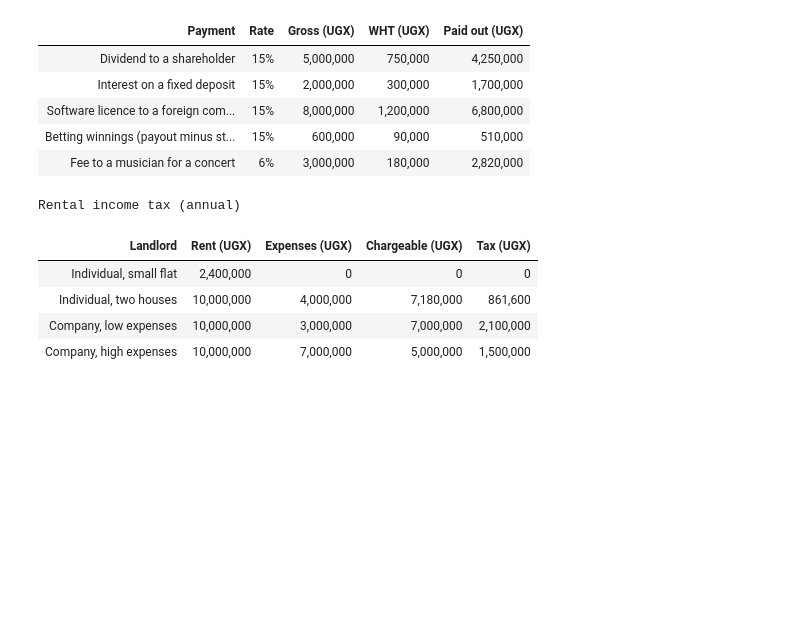
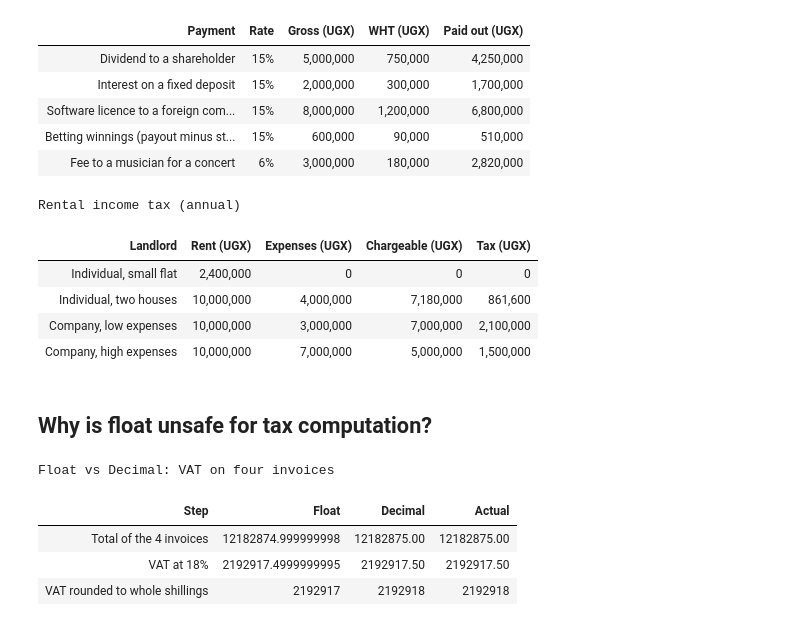
Before and after one commit to instantiate2roy/mini-project, a Jupyter notebook: project2_tax_engine.ipynb, the cells around one changed output. Cells and saved outputs as stored; diff of their text form; code cells hidden in the pictures; blank space fills up the shorter version.

```diff
--- a/project2_tax_engine.ipynb
+++ b/project2_tax_engine.ipynb
@@ -500,3 +500,46 @@ Rental income tax (annual)
 | Individual, two houses | 10,000,000 | 4,000,000 | 7,180,000 | 861,600 |
 | Company, low expenses | 10,000,000 | 3,000,000 | 7,000,000 | 2,100,000 |
 | Company, high expenses | 10,000,000 | 7,000,000 | 5,000,000 | 1,500,000 |
+# %% [markdown]
+## Why is float unsafe for tax computation?
+# %%
+from decimal import Decimal, ROUND_HALF_UP
+import pandas as pd
+
+invoices = ["2733865.30", "1205181.87", "4463108.89", "3780718.94"]
+
+# getting the total and VAT with floats
+float_total = 0.0
+for amount in invoices:
+    float_total += float(amount)
+float_vat = float_total * 0.18
+float_vat_rounded = Decimal(float_vat).quantize(Decimal("1"), rounding=ROUND_HALF_UP)
+
+#getting total and VAT with Decimal
+decimal_total = Decimal("0")
+for amount in invoices:
+    decimal_total += Decimal(amount)
+decimal_vat = decimal_total * Decimal("0.18")
+decimal_vat_rounded = decimal_vat.quantize(Decimal("1"), rounding=ROUND_HALF_UP)
+
+table = pd.DataFrame([
+    {"Step": "Total of the 4 invoices", "Float": repr(float_total),
+     "Decimal": str(decimal_total), "Actual": "12182875.00"},
+    {"Step": "VAT at 18%", "Float": repr(float_vat),
+     "Decimal": str(decimal_vat.quantize(Decimal("0.01"))), "Actual": "2192917.50"},
+    {"Step": "VAT rounded to whole shillings", "Float": str(float_vat_rounded),
+     "Decimal": str(decimal_vat_rounded), "Actual": "2192918"},
+])
+
+(
+    table.style
+    .hide(axis="index")
+    .set_caption("Float vs Decimal: VAT on four invoices")
+    .set_table_styles(table_styles)
+)
+# %% [output]
+Float vs Decimal: VAT on four invoices
+| Step | Float | Decimal | Actual |
+| Total of the 4 invoices | 12182874.999999998 | 12182875.00 | 12182875.00 |
+| VAT at 18% | 2192917.4999999995 | 2192917.50 | 2192917.50 |
+| VAT rounded to whole shillings | 2192917 | 2192918 | 2192918 |
```
Also changed, not shown: parts of 2 cells of this notebook.
